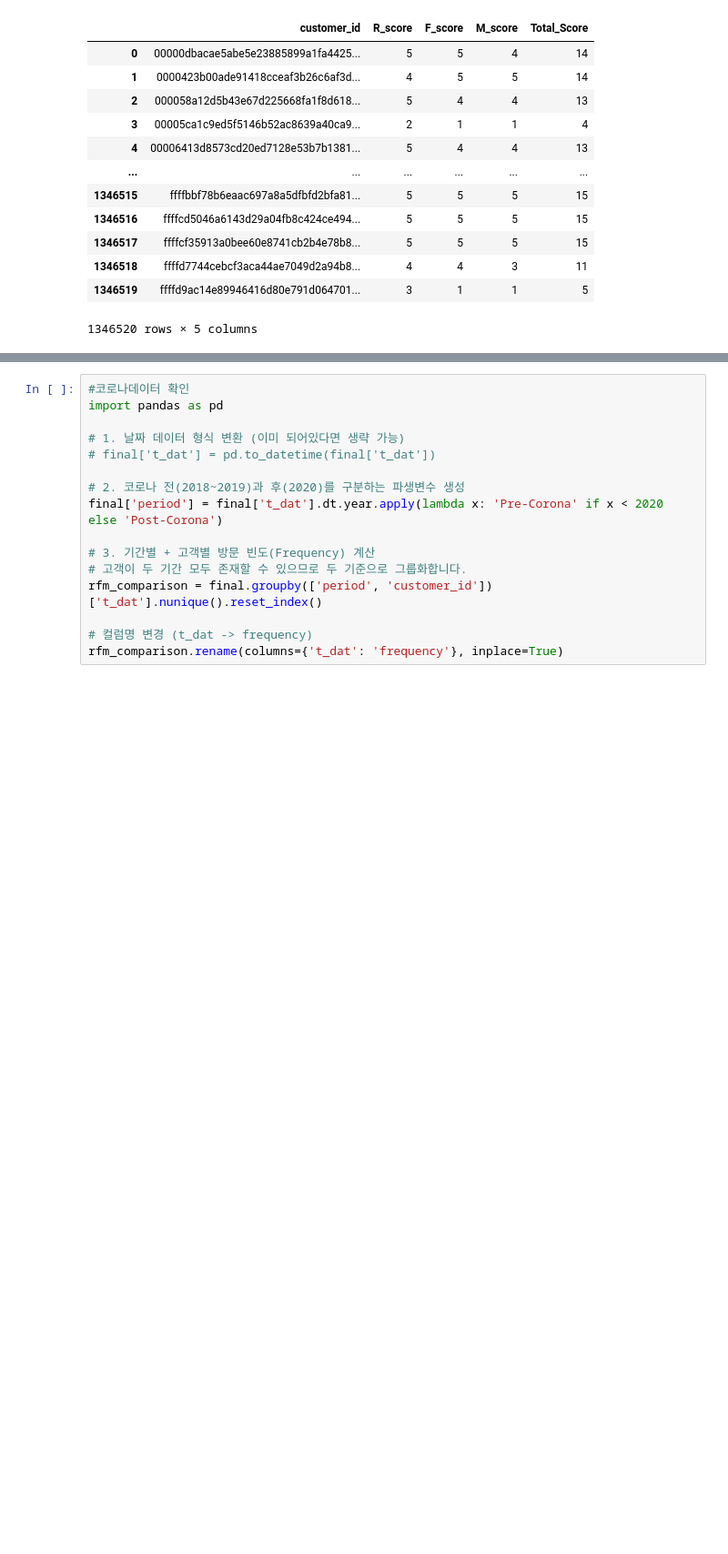
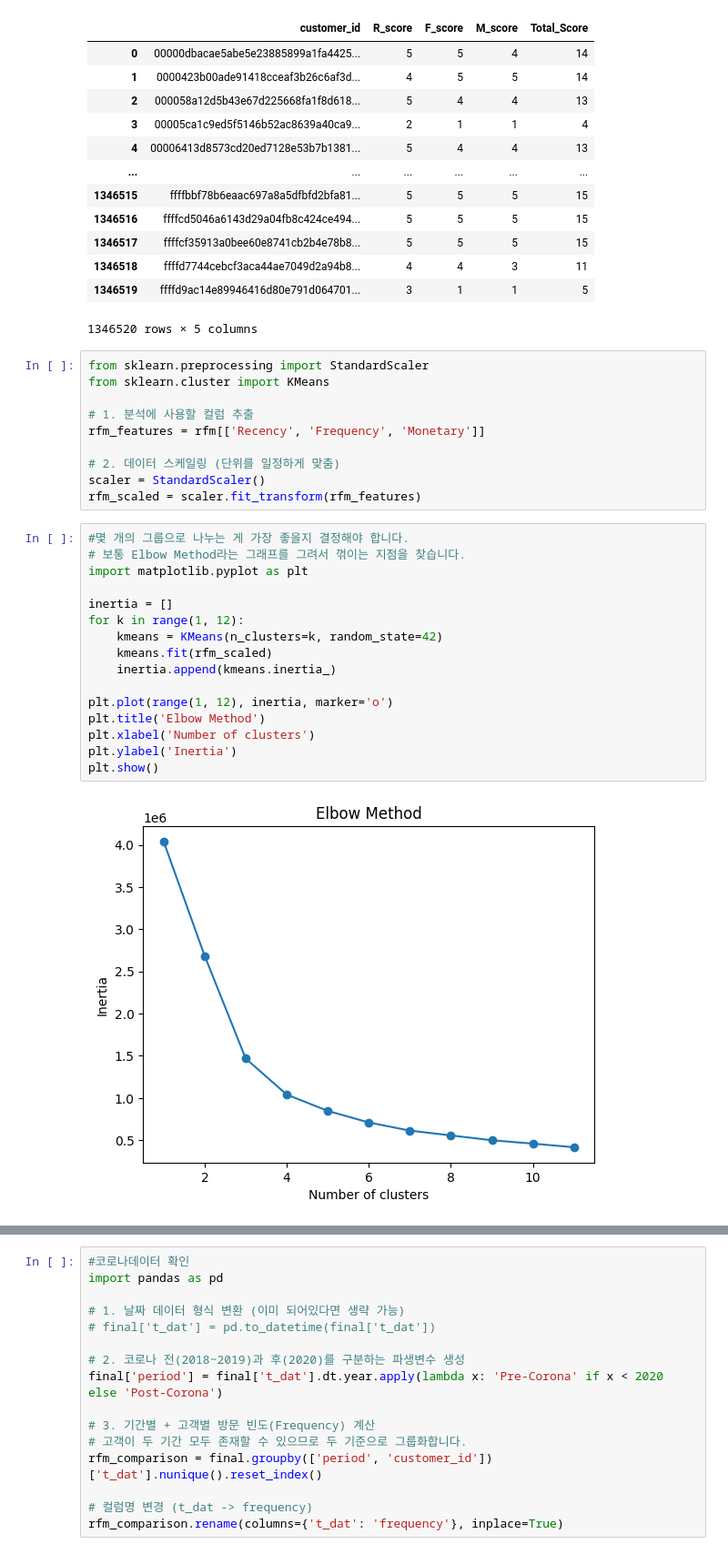
Before and after one commit to urinamu10/final_project_E-Cummers, a Jupyter notebook: 이찬혁)/merge.ipynb, the cells around one changed output, grey strips where cells are left out. Shown at 91% size. Drawn from its saved outputs; the diff is of its cells as text; blank space fills up the shorter version.

```diff
--- a/이찬혁)/merge.ipynb
+++ b/이찬혁)/merge.ipynb
@@ -599,3 +597,31 @@ rfm[['customer_id', 'R_score', 'F_score', 'M_score', 'Total_Score']]
 | 1346518 | ffffd7744cebcf3aca44ae7049d2a94b8... | 4 | 4 | 3 | 11 |
 | 1346519 | ffffd9ac14e89946416d80e791d064701... | 3 | 1 | 1 | 5 |
 1346520 rows × 5 columns
+# %%
+from sklearn.preprocessing import StandardScaler
+from sklearn.cluster import KMeans
+
+# 1. 분석에 사용할 컬럼 추출
+rfm_features = rfm[['Recency', 'Frequency', 'Monetary']]
+
+# 2. 데이터 스케일링 (단위를 일정하게 맞춤)
+scaler = StandardScaler()
+rfm_scaled = scaler.fit_transform(rfm_features)
+# %%
+#몇 개의 그룹으로 나누는 게 가장 좋을지 결정해야 합니다.
+# 보통 Elbow Method라는 그래프를 그려서 꺾이는 지점을 찾습니다.
+import matplotlib.pyplot as plt
+
+inertia = []
+for k in range(1, 12):
+    kmeans = KMeans(n_clusters=k, random_state=42)
+    kmeans.fit(rfm_scaled)
+    inertia.append(kmeans.inertia_)
+
+plt.plot(range(1, 12), inertia, marker='o')
+plt.title('Elbow Method')
+plt.xlabel('Number of clusters')
+plt.ylabel('Inertia')
+plt.show()
+# %% [output]
+[figure, added]
```
Also changed, not shown: parts of 8 cells of this notebook.
